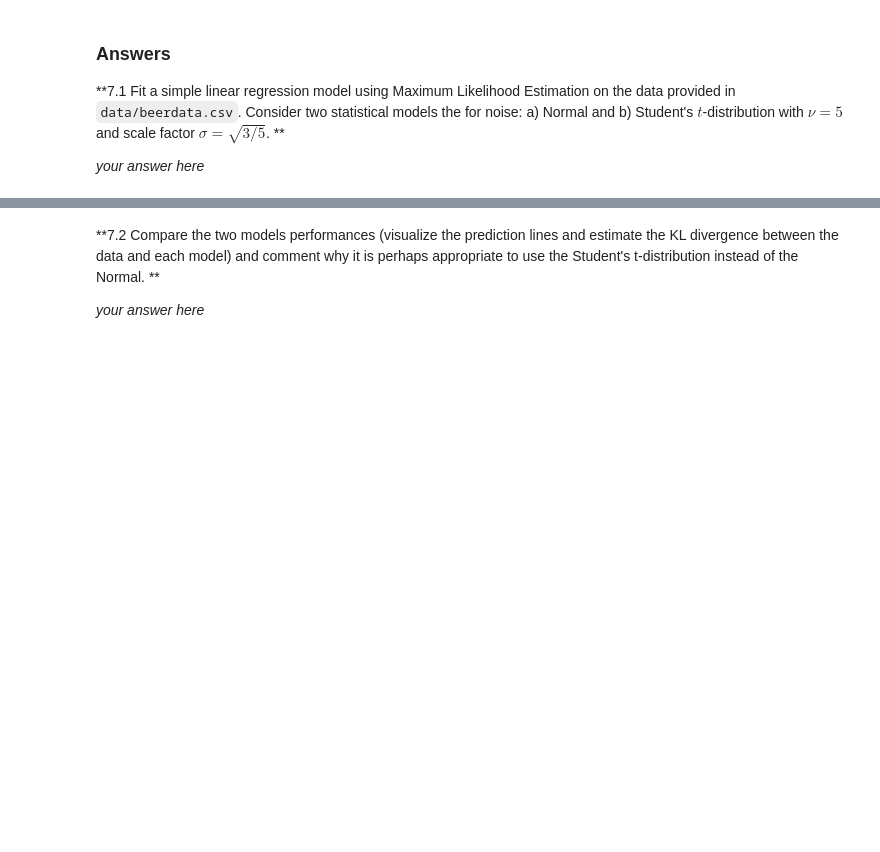
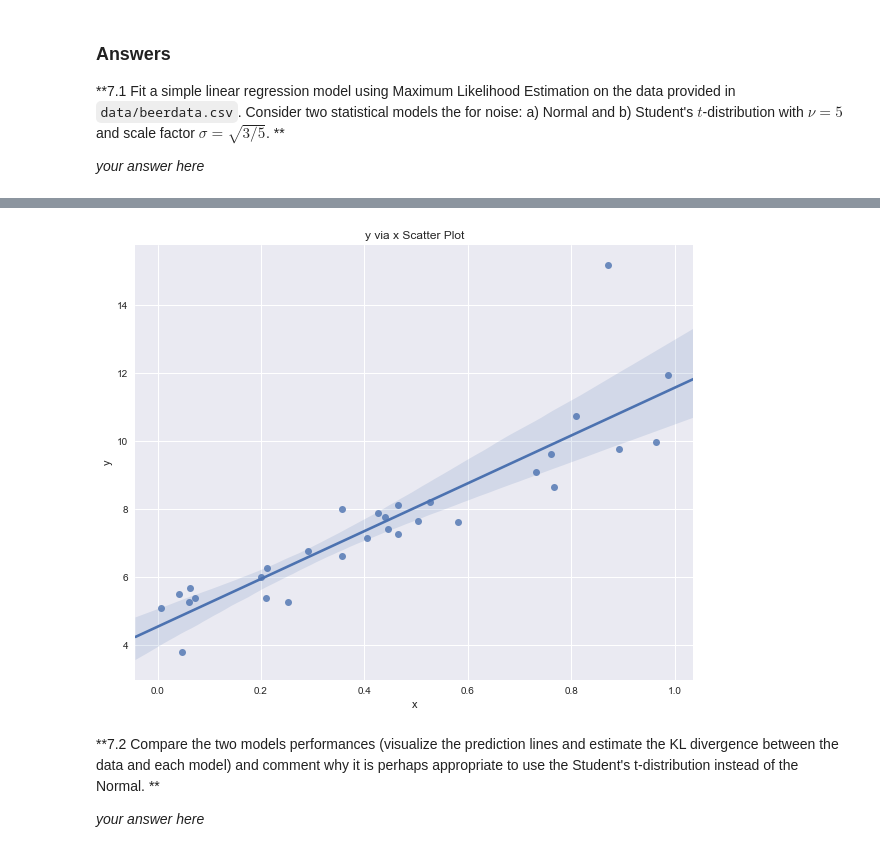
Before and after one commit to avrielepps/CS109AHW, a Jupyter notebook: cs109a_hw3_209/cs109a_hw3_209.ipynb, the cells around one changed output, grey strips where cells are left out. Drawn from its saved outputs; the diff is of its cells as text; code cells hidden in the pictures; blank space fills up the shorter version.

```diff
--- a/cs109a_hw3_209/cs109a_hw3_209.ipynb
+++ b/cs109a_hw3_209/cs109a_hw3_209.ipynb
@@ -60,3 +95,12 @@ from scipy.stats import norm
+# %%
+#### Plot the data along with OLS fit line
+fig = plt.subplots(figsize=(10,8));
+ax = sns.regplot(x='x', y='y', data=df);
+ax.set_title('y via x Scatter Plot');
+ax.set_xlabel('x');
+ax.set_ylabel('y');
+# %% [output]
+[figure, added]
 # %%
 #### LET'S MAKE THE REGRESSION MODEL WITH t-Students distribution
 # your code here
```
Also changed, not shown: parts of 7 cells of this notebook.
